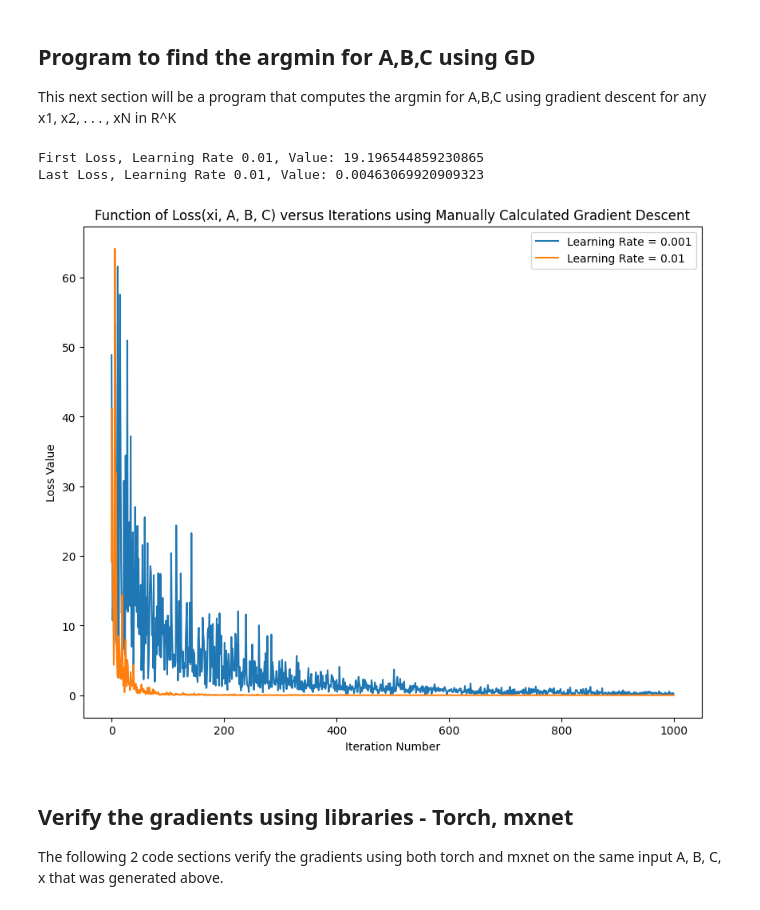
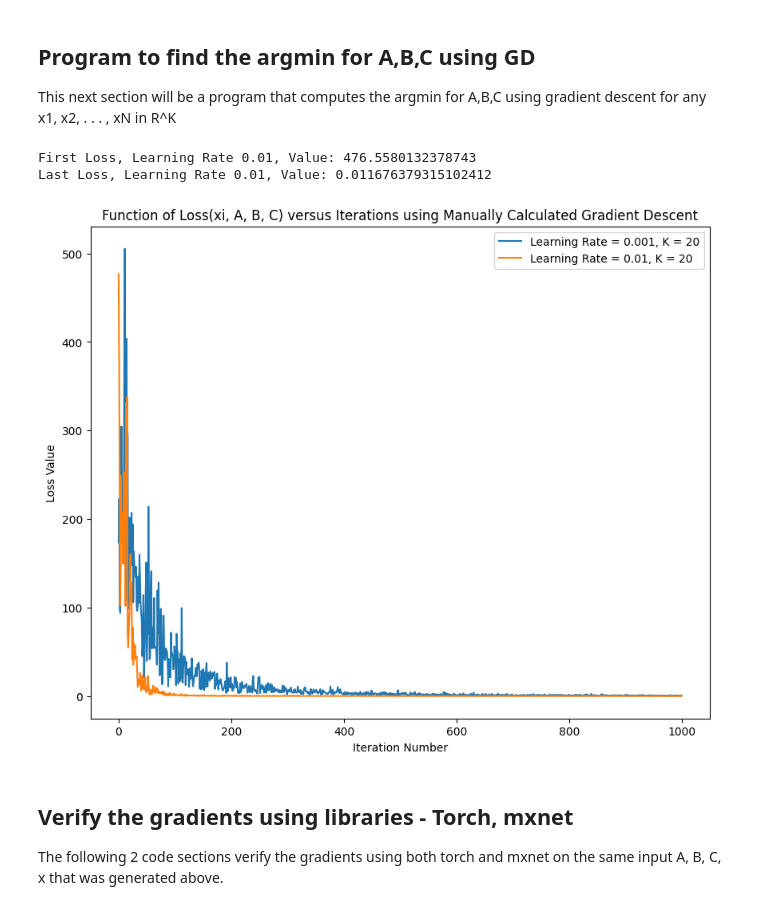
Before and after one commit to nathanbowness/CSI5340Assignments, a Jupyter notebook: Assignment2/A2_Question1_Code.ipynb, the cells around one changed output. Cells and saved outputs as stored; diff of their text form; code cells hidden in the pictures.

Commit message:
Update the assignment with the newest trained data, graph shapes, etc

```diff
--- a/Assignment2/A2_Question1_Code.ipynb
+++ b/Assignment2/A2_Question1_Code.ipynb
@@ -160,39 +160,39 @@ def arg_min_function(N_value, K_value, learning_rate = 0.01):
     grad_A, grad_B, grad_C, loss = manual_backpropagation(x_to_iterate[i], A_arg, B_arg, C_arg)
     loss_over_iterations.append(loss)
 
     # Update weights for A
     grad_A_scaled = elementwise_scalar_matrix_multiplication_manual(-learning_rate, grad_A)
     A_arg = elementwise_matrix_addition_manual(A_arg, grad_A_scaled)
     # Update weights for B
     grad_B_scaled = elementwise_scalar_matrix_multiplication_manual(-learning_rate, grad_B)
     B_arg = elementwise_matrix_addition_manual(B_arg, grad_B_scaled)
     # Update weights for C
     grad_C_scaled = elementwise_scalar_matrix_multiplication_manual(-learning_rate, grad_C)
     C_arg = elementwise_matrix_addition_manual(C_arg, grad_C_scaled)
 
   return loss_over_iterations
 
 # Find the arg min of the loss function. Use N datapoints of x, with dimension K
 N_arg = 1000
-K_arg = 8
+K_arg = 20
 loss_over_iterations_001 = arg_min_function(N_arg, K_arg, learning_rate=0.01)
 loss_over_iterations_0001 = arg_min_function(N_arg, K_arg, learning_rate=0.001)
 
 print(f"First Loss, Learning Rate 0.01, Value: {loss_over_iterations_001[0]}")
 print(f"Last Loss, Learning Rate 0.01, Value: {loss_over_iterations_001[-1]}")
 
 plt.figure(figsize=(10, 8))
-plt.plot(range(N_arg), loss_over_iterations_0001, label=f"Learning Rate = 0.001")
-plt.plot(range(N_arg), loss_over_iterations_001, label=f"Learning Rate = 0.01")
+plt.plot(range(N_arg), loss_over_iterations_0001, label=f"Learning Rate = 0.001, K = {K_arg}")
+plt.plot(range(N_arg), loss_over_iterations_001, label=f"Learning Rate = 0.01, K = {K_arg}")
 plt.title(f"Function of Loss(xi, A, B, C) versus Iterations using Manually Calculated Gradient Descent")
 plt.xlabel("Iteration Number")
 plt.ylabel("Loss Value")
 plt.legend()
 plt.show()
 # %% [output]
-First Loss, Learning Rate 0.01, Value: 19.196544859230865
-Last Loss, Learning Rate 0.01, Value: 0.00463069920909323
+First Loss, Learning Rate 0.01, Value: 476.5580132378743
+Last Loss, Learning Rate 0.01, Value: 0.011676379315102412
-[figure, old version]
+[figure, new version]
 # %% [markdown]
 ## Verify the gradients using libraries - Torch, mxnet
 The following 2 code sections verify the gradients using both torch and mxnet on the same input A, B, C, x that was generated above.
```
Also changed, not shown: parts of 1 cell of this notebook, 1 other file.
